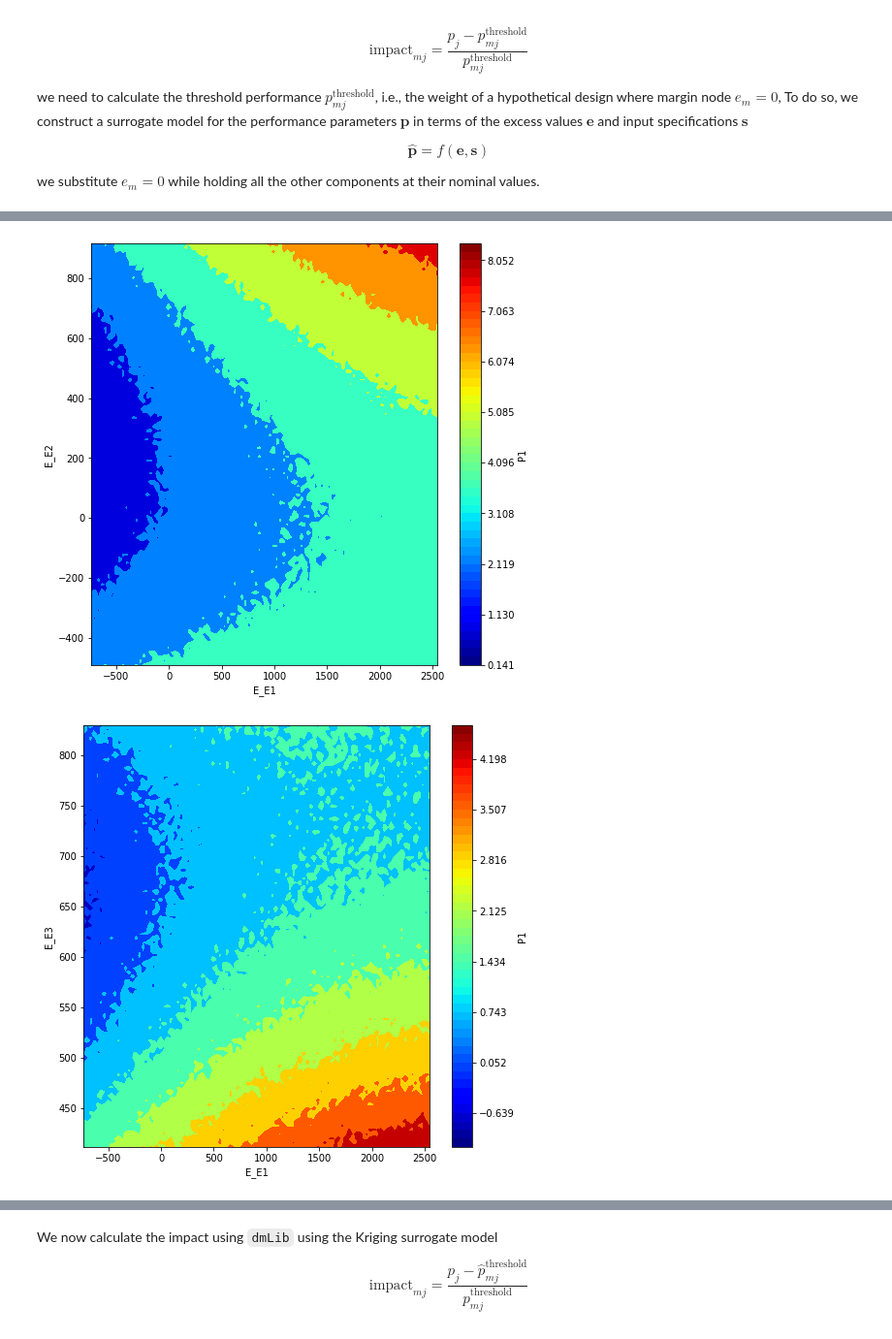
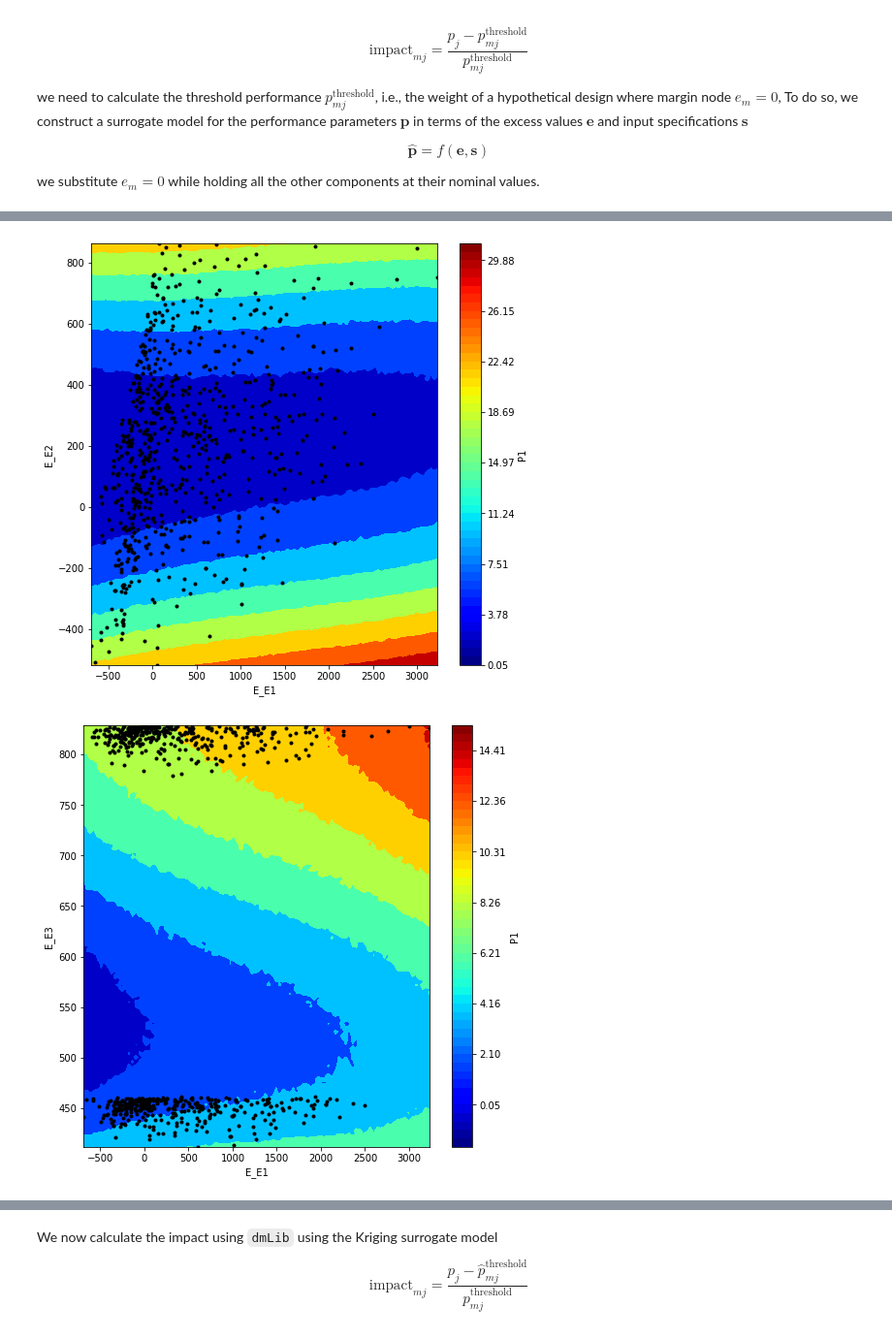
Before and after one commit to sed-group/mvmlib, a Jupyter notebook: docs/source/notebooks/strut_example.ipynb, the cells around one changed output, grey strips where cells are left out. Shown: that part at 97% size. Drawn from its saved outputs; the diff is of its cells as text; code cells hidden in the pictures.

```diff
--- a/docs/source/notebooks/strut_example.ipynb
+++ b/docs/source/notebooks/strut_example.ipynb
@@ -165,7 +165,7 @@ class B5(Behaviour):
         f_buckling = ((np.pi ** 2) * E * w * (h ** 3)) / (12 * ((K * L) ** 2))
         self.decided_value = f_buckling / 1000
 
-b5 = B5('B4')
+b5 = B5('B5')
 # %% [markdown]
 ### Decided values (from Decision nodes)
 
@@ -188,6 +188,8 @@ class B6(Behaviour):
         self.intermediate = [rho, cost]
         self.decided_value = sigma_y
 
+        return self.decided_value
+
 b6 = B6('B6')
 
 # Define decision nodes and a model to convert to decided values
@@ -242,7 +244,7 @@ class MAN(MarginNetwork):
     def randomize(self):
         pass
 
-    def forward(self, override_decisions=False):
+    def forward(self, num_threads=1, recalculate_decisions=False, override_decisions=False):
         # retrieve MAN components
         d1 = self.design_params[0]  # w
         d2 = self.design_params[1]  # h
@@ -262,8 +264,8 @@ class MAN(MarginNetwork):
         b2 = self.behaviours[1]  # calculates weight and cost
         b3 = self.behaviours[2]  # calculates axial force and stress
         b4 = self.behaviours[3]  # calculates bending stress
-        b5 = self.behaviours[4]  # convert material index to yield stress, density, and cost
-        b6 = self.behaviours[5]  # calculates buckling load
+        b5 = self.behaviours[4]  # calculates buckling load
+        b6 = self.behaviours[5]  # convert material index to yield stress, density, and cost
 
         decision_1 = self.decisions[0]  # select a material based on maximum bending and axial stress
 
@@ -282,7 +284,7 @@ class MAN(MarginNetwork):
         b5(i2.value, i5.value, d1.value, d2.value, b1.intermediate)
 
         # Execute decision node and translation model
-        decision_1(max(b3.threshold[1], b4.threshold), override=override_decisions)
+        decision_1(max(b3.threshold[1], b4.threshold),override_decisions,recalculate_decisions,num_threads)
         b6(decision_1.selection_value)
 
         # Compute excesses
@@ -316,7 +318,7 @@ $$
 we substitute $e_m = 0$ while holding all the other components at their nominal values.
 # %%
 # Create surrogate model for estimating threshold performance
-man.train_performance_surrogate(n_samples=700,bandwidth=[1e-1,])
+man.train_performance_surrogate(n_samples=700, bandwidth=[1e-3, ], sampling_freq=1)
 # %% [output]
 ___________________________________________________________________________
 
@@ -336,9 +338,10 @@ ___________________________________________________________________________
 # %%
 man.reset()
+man.init_decisions()
 man.forward()
 man.view_perf(e_indices=[0,1],p_index=0)
 man.view_perf(e_indices=[0,2],p_index=0)
 man.view_perf(e_indices=[1,2],p_index=0)
 # %% [output]
-[figure, old version]
+[figure, new version]
-[figure, old version]
+[figure, new version]
```
Also changed, not shown: parts of 18 cells of this notebook, 22 other files.
